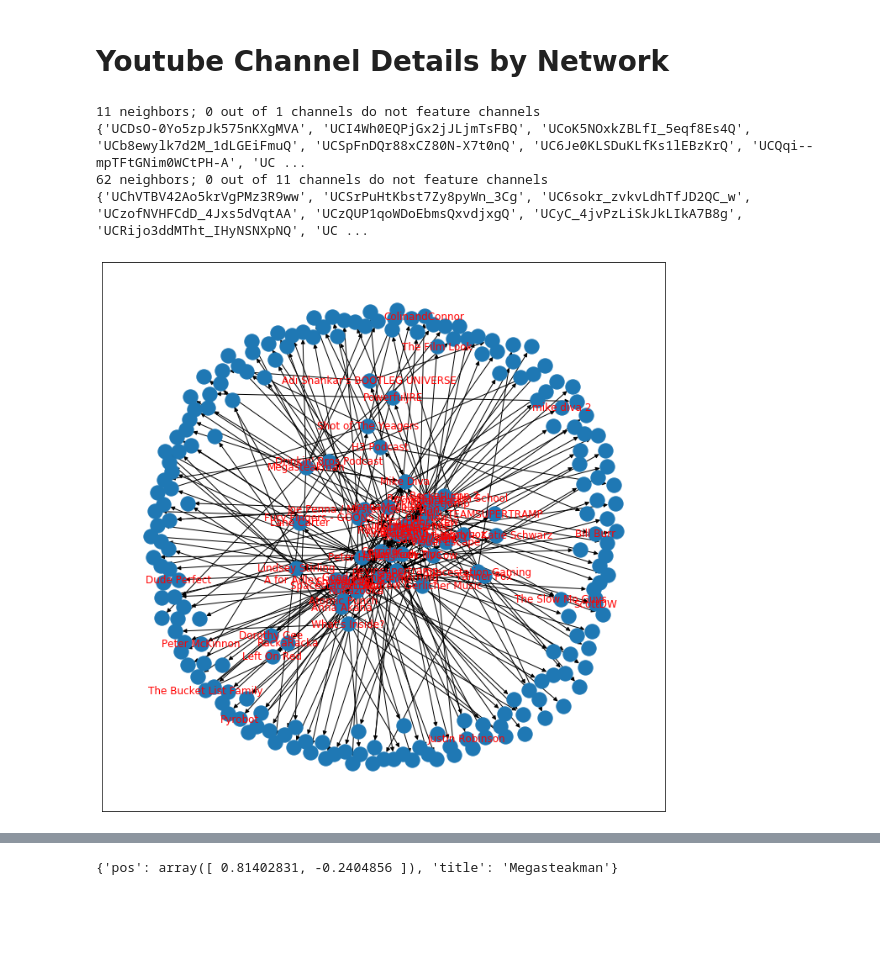
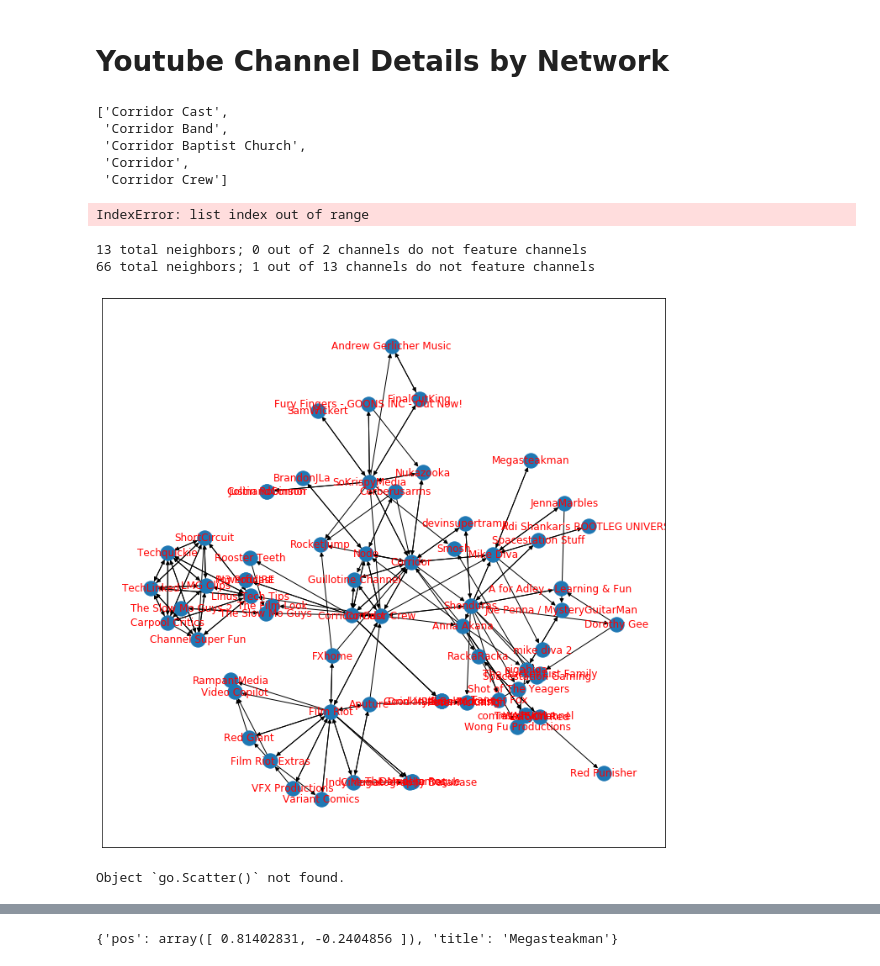
Before and after one commit to DanOvad/youtube-channel-analysis, a Jupyter notebook: youtube_data.ipynb, the cells around one changed output, grey strips where cells are left out. Saved outputs shown, nothing was run; the diff lists cells and outputs as text; code cells hidden in the pictures; blank space fills up the shorter version.

```diff
--- a/youtube_data.ipynb
+++ b/youtube_data.ipynb
@@ -45,0 +47,15 @@ CHANNELS_DETAILS_ITEMS_LIST = youtube_requests.youtube_channel_details_by_search
+# %%
+# Get a list of dictionaries, where each dictionary represents details for a specific channel
+CHANNELS_DETAILS_ITEMS_LIST = youtube_requests.youtube_channel_details_by_search('Corridor',10)
+
+# Graph the network of channels
+G = network_graphs.create_nx_graph(CHANNELS_DETAILS_ITEMS_LIST)
+
+# Extract a columnar list of channel details
+CHANNELS_DETAILS_LIST = data_processing.extract_channel_details(CHANNELS_DETAILS_ITEMS_LIST)
+
+# Create a dataframe
+DF = data_processing.create_df_from_details_list(CHANNELS_DETAILS_LIST)
+
+# Graph G
+network_graphs.graph_nx_graph(G)
@@ -46,26 +64,37 @@ CHANNELS_DETAILS_ITEMS_LIST = youtube_requests.youtube_channel_details_by_search
 # %% [markdown]
 # Youtube Channel Details by Network
 # %%
-CORRIDOR_RESP = CHANNELS_DETAILS_ITEMS_LIST[4]
+CORRIDOR_RESP = CHANNELS_DETAILS_ITEMS_LIST[3:5]
+# %%
+[channel['snippet']['title'] for channel in CHANNELS_DETAILS_ITEMS_LIST[0:5]]
+# %% [output]
+['Corridor Cast',
+ 'Corridor Band',
+ 'Corridor Baptist Church',
+ 'Corridor',
+ 'Corridor Crew']
 # %%
 [channel['snippet']['title'] for channel in CHANNELS_DETAILS_ITEMS_LIST]
-# %%
-CORRIDOR_RESP = CHANNELS_DETAILS_ITEMS_LIST[11]
+# %%
+CORRIDOR_RESP[1]['snippet']['title']
+# %% [output]
+IndexError: list index out of range
 # %%
 # Get a list of dictionaries, where each dictionary represents details for a specific channel
-CHANNELS_DETAILS_ITEMS_LIST = youtube_requests.youtube_channel_details_by_network([CORRIDOR_RESP], 2)
+CHANNELS_DETAILS_ITEMS_LIST = youtube_requests.youtube_channel_details_by_network(CORRIDOR_RESP, 2)
 
 # Graph the network of channels
-G = network_graphs.graph_channels(CHANNELS_DETAILS_ITEMS_LIST)
+G = network_graphs.create_nx_graph(CHANNELS_DETAILS_ITEMS_LIST)
 
 # Extract a columnar list of channel details
-CHANNELS_DETAILS_LIST = data_processing.extract_channel_details(CHANNELS_DETAILS_ITEMS_LIST)
+# CHANNELS_DETAILS_LIST = data_processing.extract_channel_details(CHANNELS_DETAILS_ITEMS_LIST)
 
 # Create a dataframe
-DF = data_processing.create_df_from_details_list(CHANNELS_DETAILS_LIST)
+#DF = data_processing.create_df_from_details_list(CHANNELS_DETAILS_LIST)
+
+# Graph G
+network_graphs.graph_nx_graph(G)
 # %% [output]
-11 neighbors; 0 out of 1 channels do not feature channels
-{'UCDsO-0Yo5zpJk575nKXgMVA', 'UCI4Wh0EQPjGx2jJLjmTsFBQ', 'UCoK5NOxkZBLfI_5eqf8Es4Q', 'UCb8ewylk7d2M_1dLGEiFmuQ', 'UCSpFnDQr88xCZ80N-X7t0nQ', 'UC6Je0KLSDuKLfKs1lEBzKrQ', 'UCQqi--mpTFtGNim0WCtPH-A', 'UC ...
-62 neighbors; 0 out of 11 channels do not feature channels
-{'UChVTBV42Ao5krVgPMz3R9ww', 'UCSrPuHtKbst7Zy8pyWn_3Cg', 'UC6sokr_zvkvLdhTfJD2QC_w', 'UCzofNVHFCdD_4Jxs5dVqtAA', 'UCzQUP1qoWDoEbmsQxvdjxgQ', 'UCyC_4jvPzLiSkJkLIkA7B8g', 'UCRijo3ddMTht_IHyNSNXpNQ', 'UC ...
+13 total neighbors; 0 out of 2 channels do not feature channels
+66 total neighbors; 1 out of 13 channels do not feature channels
-[figure, old version]
+[figure, new version]
@@ -76,0 +103,4 @@ CHANNEL_NAMES = {channel['id']:channel['snippet']['title'] \
+# %%
+go.Scatter()
+# %% [output]
+Object `go.Scatter()` not found.
```
Also changed, not shown: parts of 24 cells of this notebook, 2 other files.
